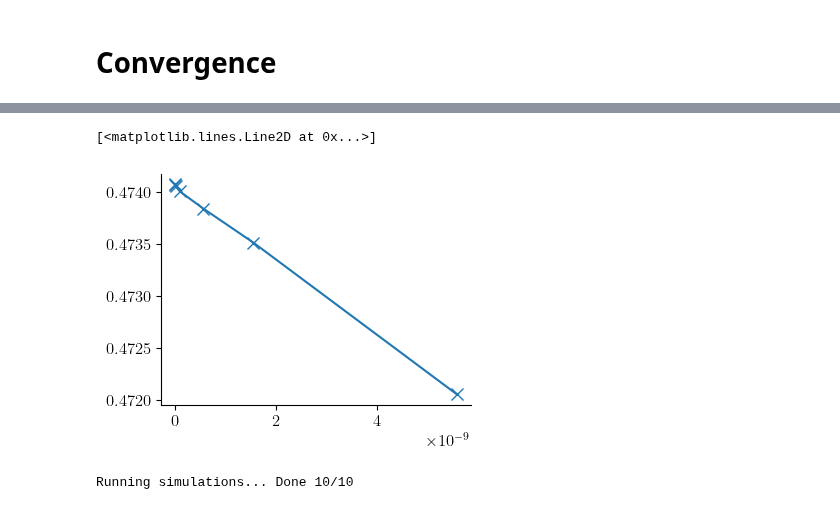
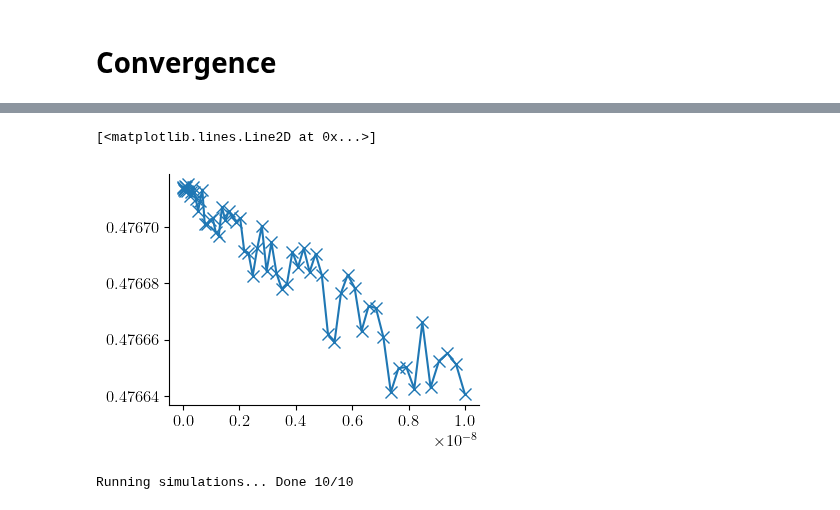
Before and after one commit to TomVdt/PhysNum, a Jupyter notebook: exercice6/analysis/analysis_ii.ipynb, the cells around one changed output, grey strips where cells are left out. Drawn from its saved outputs; the diff is of its cells as text; code cells hidden in the pictures.

```diff
--- a/exercice6/analysis/analysis_ii.ipynb
+++ b/exercice6/analysis/analysis_ii.ipynb
@@ -137,7 +140,8 @@ def extract_at_time(dataset: tuple[dict, np.ndarray, np.ndarray, np.ndarray]) ->
 
     return t[index], prob_right, H_moy
 # %%
-Nintervals = 2**np.arange(6, 14, step=1).astype(int)
+Nintervals = np.geomspace(256, 16384, 30).astype(int)
+# Nintervals = 2**np.arange(8, 14).astype(int)
 
 dataset_conv_nx = run_with_params(
     config_name,
@@ -165,6 +169,6 @@ plt.plot(dxs**2.5, probs_dx, marker='x')
 # %%
-# delta_ts = 10.0**(-np.arange(2, 7, step=1))
-delta_ts = np.array([2*1e-5, 3*1e-5, 5*1e-5, 1e-4, 2*1e-4, 3*1e-4, 5*1e-4])
+delta_ts = np.linspace(1e-4, 1e-6, 64)
+# delta_ts = np.array([2*1e-5, 3*1e-5, 5*1e-5, 1e-4, 2*1e-4, 3*1e-4, 5*1e-4])
 
 dataset_conv_ts = run_with_params(
     config_name,
@@ -180,3 +184,16 @@ Running simulations... Done 7/7
+# %%
+def extract_at_time(dataset: tuple[dict, np.ndarray, np.ndarray, np.ndarray], meth: bool = True) -> tuple[np.ndarray, ...]:
+    params, data_pot, data_psi2, data_obs = dataset
+    t = data_obs[:,0]
+    if meth:
+        index = np.argmin(np.abs(t-0.03))
+    else:
+        index = np.where(t >= 0.03)[0][0]
+    # x = data_pot[:,0][index]
+    prob_right = data_obs[:,2][index]
+    H_moy = data_obs[:,3][index]
+
+    return t[index], prob_right, H_moy
 # %%
 probs_dt = []
 for i, (params, data_pot, data_psi2, data_obs) in enumerate(dataset_conv_ts):
@@ -195,6 +204,6 @@ probs_dt = np.array(probs_dt)
 # %%
-plt.plot(delta_ts**2.5, probs_dt, marker='x')
+plt.plot(delta_ts**2, probs_dt, marker='x')
 # %% [output]
 [<matplotlib.lines.Line2D at 0x...>]
-[figure, old version]
+[figure, new version]
 # %%
```
Also changed, not shown: parts of 6 cells of this notebook, 1 other file.
